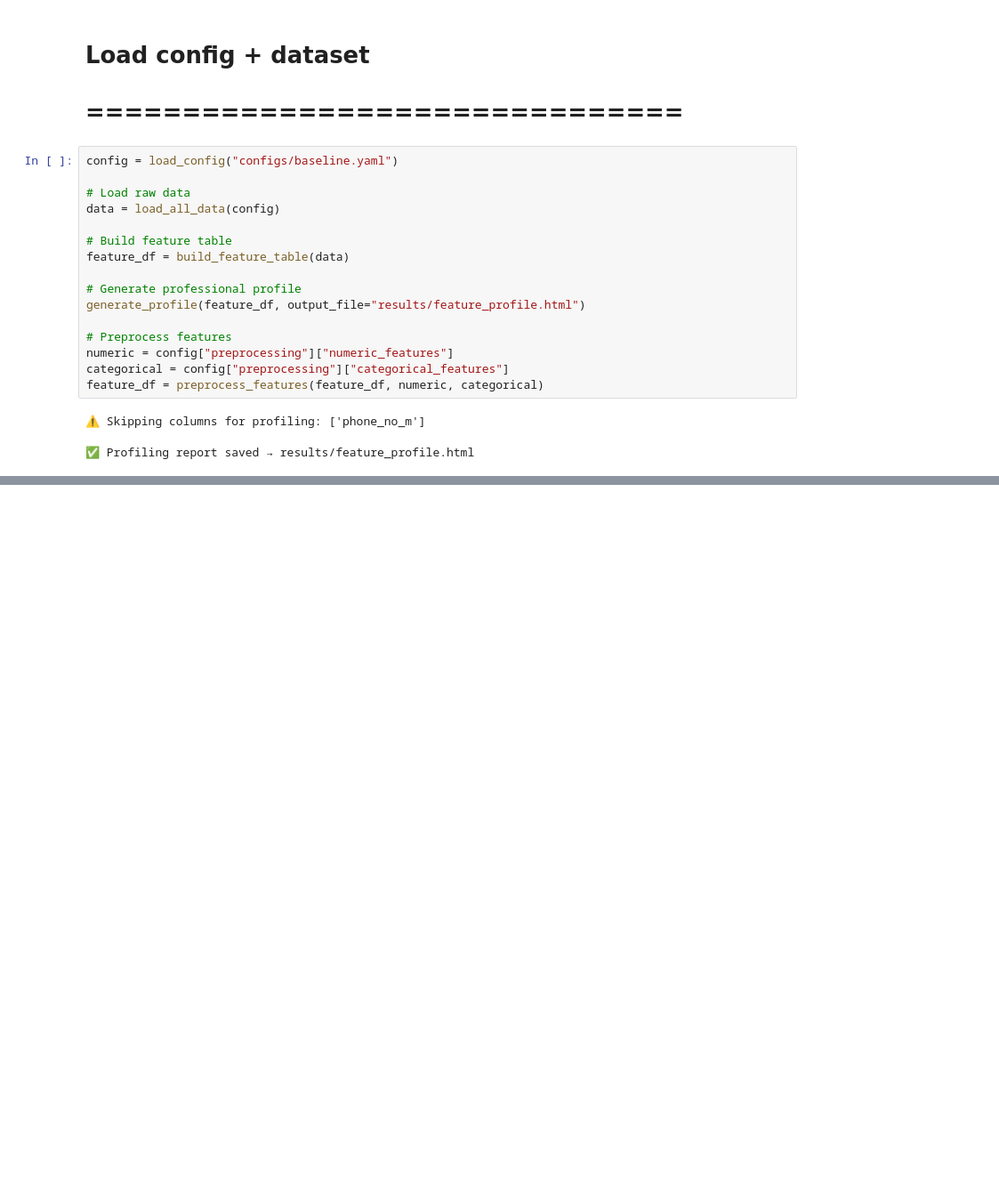
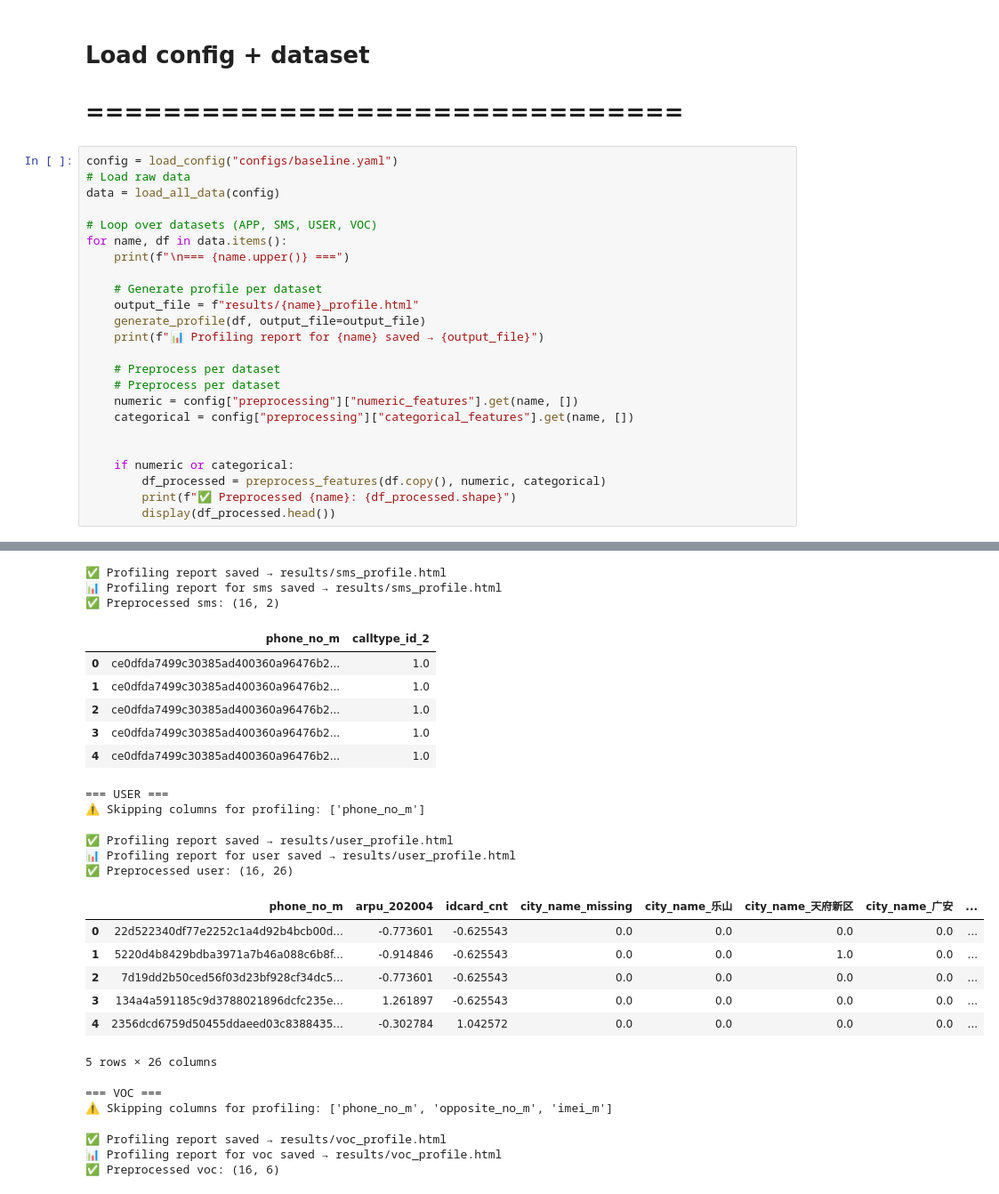
Before and after one commit to MUNEERALNAJDI/fraud_detection, a Jupyter notebook: notebooks/FraudNotebook.ipynb, the cells around one changed output, grey strips where cells are left out. Shown: that part at 89% size. Cells and saved outputs as stored; diff of their text form; blank space fills up the shorter version.

Commit message:
generate_profile reports  is created

```diff
--- a/notebooks/FraudNotebook.ipynb
+++ b/notebooks/FraudNotebook.ipynb
@@ -228,22 +241,28 @@ def preprocess_features(df, numeric_cols, categorical_cols):
 
 # Load config +  dataset
 # ===============================
-# %%
-config = load_config("configs/baseline.yaml")
-
-# Load raw data
-data = load_all_data(config)
-
-# Build feature table
-feature_df = build_feature_table(data)
-
-# Generate professional profile
-generate_profile(feature_df, output_file="results/feature_profile.html")
-
-# Preprocess features
-numeric = config["preprocessing"]["numeric_features"]
-categorical = config["preprocessing"]["categorical_features"]
-feature_df = preprocess_features(feature_df, numeric, categorical)
-# %% [output]
-⚠️ Skipping columns for profiling: ['phone_no_m']
-✅ Profiling report saved → results/feature_profile.html
+# %%
+config = load_config("configs/baseline.yaml")
+# Load raw data
+data = load_all_data(config)
+
+# Loop over datasets (APP, SMS, USER, VOC)
+for name, df in data.items():
+    print(f"\n=== {name.upper()} ===")
+
+    # Generate profile per dataset
+    output_file = f"results/{name}_profile.html"
+    generate_profile(df, output_file=output_file)
+    print(f"📊 Profiling report for {name} saved → {output_file}")
+
+    # Preprocess per dataset
+    # Preprocess per dataset
+    numeric = config["preprocessing"]["numeric_features"].get(name, [])
+    categorical = config["preprocessing"]["categorical_features"].get(name, [])
+
+
+    if numeric or categorical:
+        df_processed = preprocess_features(df.copy(), numeric, categorical)
+        print(f"✅ Preprocessed {name}: {df_processed.shape}")
+        display(df_processed.head())
+# %% [output]
@@ -249,0 +282,26 @@ feature_df = preprocess_features(feature_df, numeric, categorical)
+✅ Profiling report saved → results/sms_profile.html
+📊 Profiling report for sms saved → results/sms_profile.html
+✅ Preprocessed sms: (16, 2)
+|  | phone_no_m | calltype_id_2 |
+| 0 | ce0dfda7499c30385ad400360a96476b2... | 1.0 |
+| 1 | ce0dfda7499c30385ad400360a96476b2... | 1.0 |
+| 2 | ce0dfda7499c30385ad400360a96476b2... | 1.0 |
+| 3 | ce0dfda7499c30385ad400360a96476b2... | 1.0 |
+| 4 | ce0dfda7499c30385ad400360a96476b2... | 1.0 |
+=== USER ===
+⚠️ Skipping columns for profiling: ['phone_no_m']
+✅ Profiling report saved → results/user_profile.html
+📊 Profiling report for user saved → results/user_profile.html
+✅ Preprocessed user: (16, 26)
+|  | phone_no_m | arpu_202004 | idcard_cnt | city_name_missing | city_name_乐山 | city_name_天府新区 | city_name_广安 | ... |
+| 0 | 22d522340df77e2252c1a4d92b4bcb00d... | -0.773601 | -0.625543 | 0.0 | 0.0 | 0.0 | 0.0 | ... |
+| 1 | 5220d4b8429bdba3971a7b46a088c6b8f... | -0.914846 | -0.625543 | 0.0 | 0.0 | 1.0 | 0.0 | ... |
+| 2 | 7d19dd2b50ced56f03d23bf928cf34dc5... | -0.773601 | -0.625543 | 0.0 | 0.0 | 0.0 | 0.0 | ... |
+| 3 | 134a4a591185c9d3788021896dcfc235e... | 1.261897 | -0.625543 | 0.0 | 0.0 | 0.0 | 0.0 | ... |
+| 4 | 2356dcd6759d50455ddaeed03c8388435... | -0.302784 | 1.042572 | 0.0 | 0.0 | 0.0 | 0.0 | ... |
+5 rows × 26 columns
+=== VOC ===
+⚠️ Skipping columns for profiling: ['phone_no_m', 'opposite_no_m', 'imei_m']
+✅ Profiling report saved → results/voc_profile.html
+📊 Profiling report for voc saved → results/voc_profile.html
+✅ Preprocessed voc: (16, 6)
```
Also changed, not shown: parts of 4 cells of this notebook, 1 other file.
